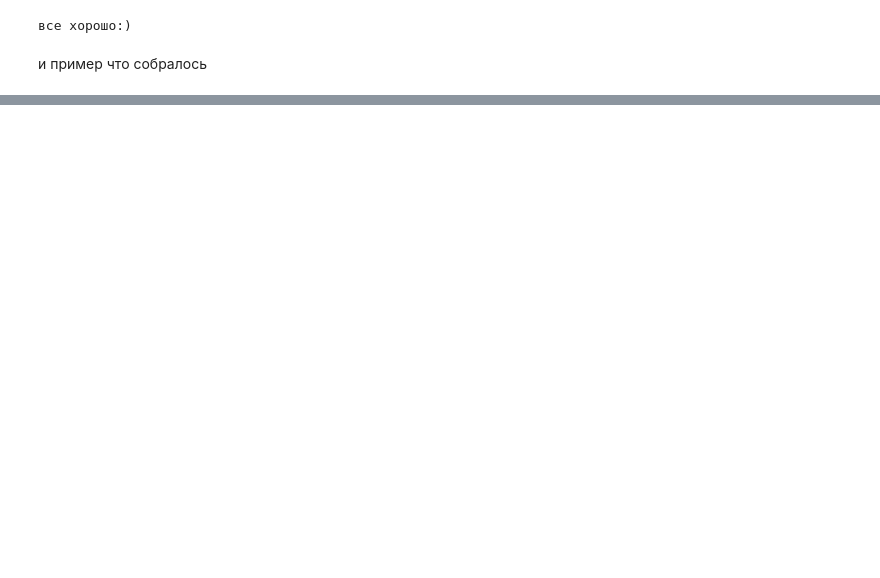
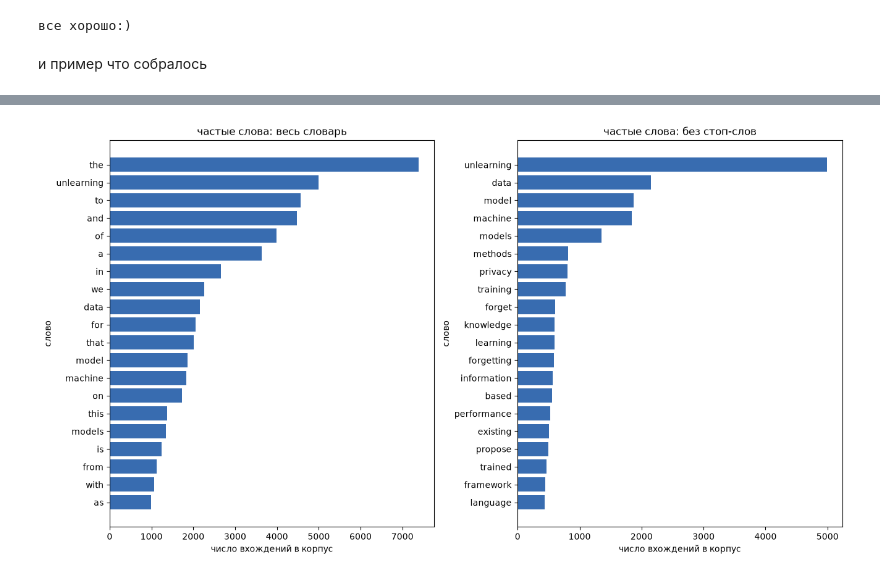
Before and after one commit to nekkkkate/lab-1, a Jupyter notebook: lab_1_machine_unlearning.ipynb, the cells around one changed output, grey strips where cells are left out. Drawn from its saved outputs; the diff is of its cells as text; code cells hidden in the pictures; blank space fills up the shorter version.

```diff
--- a/lab_1_machine_unlearning.ipynb
+++ b/lab_1_machine_unlearning.ipynb
@@ -168,0 +331,21 @@ print(
+# %%
+word_counts = Counter()
+document_counts = Counter()
+for tokens in eda_df["tokens"]:
+    word_counts.update(tokens)
+    document_counts.update(set(tokens))
+
+word_stats = pd.DataFrame([
+    {"word": word, "frequency": frequency, "document_frequency": document_counts[word]}
+    for word, frequency in word_counts.items()
+]).sort_values(["frequency", "word"], ascending=[False, True]).reset_index(drop=True)
+word_stats["rank"] = range(1, len(word_stats) + 1)
+
+n_tokens = sum(word_counts.values())
+vocabulary_size = len(word_counts)
+hapax_count = int(word_stats["frequency"].eq(1).sum())
+display(pd.DataFrame({
+    "показатель": ["Всего токенов N", "Различных слов V", "Слов с частотой 1", "Их доля среди V, %"],
+    "значение": [n_tokens, vocabulary_size, hapax_count, round(100 * hapax_count / vocabulary_size, 1)],
+}))
+display(word_stats.head(10))
@@ -168,0 +369,20 @@ print(
+# %%
+top_words = word_stats.head(20)
+content_words = word_stats.loc[~word_stats["word"].isin(ENGLISH_STOP_WORDS)]
+top_content = content_words.head(20)
+
+fig, axes = plt.subplots(1, 2, figsize=(13, 7), layout="constrained")
+for ax, table, title in zip(
+    axes, [top_words, top_content], ["частые слова: весь словарь", "частые слова: без стоп-слов"]
+):
+    if table.empty:
+        ax.text(0.5, 0.5, "после удаления стоп-слов\nне осталось токенов",
+                ha="center", va="center", transform=ax.transAxes)
+        ax.set_yticks([])
+    else:
+        ax.barh(table["word"], table["frequency"], color="#386CB0")
+        ax.invert_yaxis()
+    ax.set(title=title, xlabel="число вхождений в корпус", ylabel="слово")
+plt.show()
+# %% [output]
+[figure, added]
```
Also changed, not shown: parts of 16 cells of this notebook.
